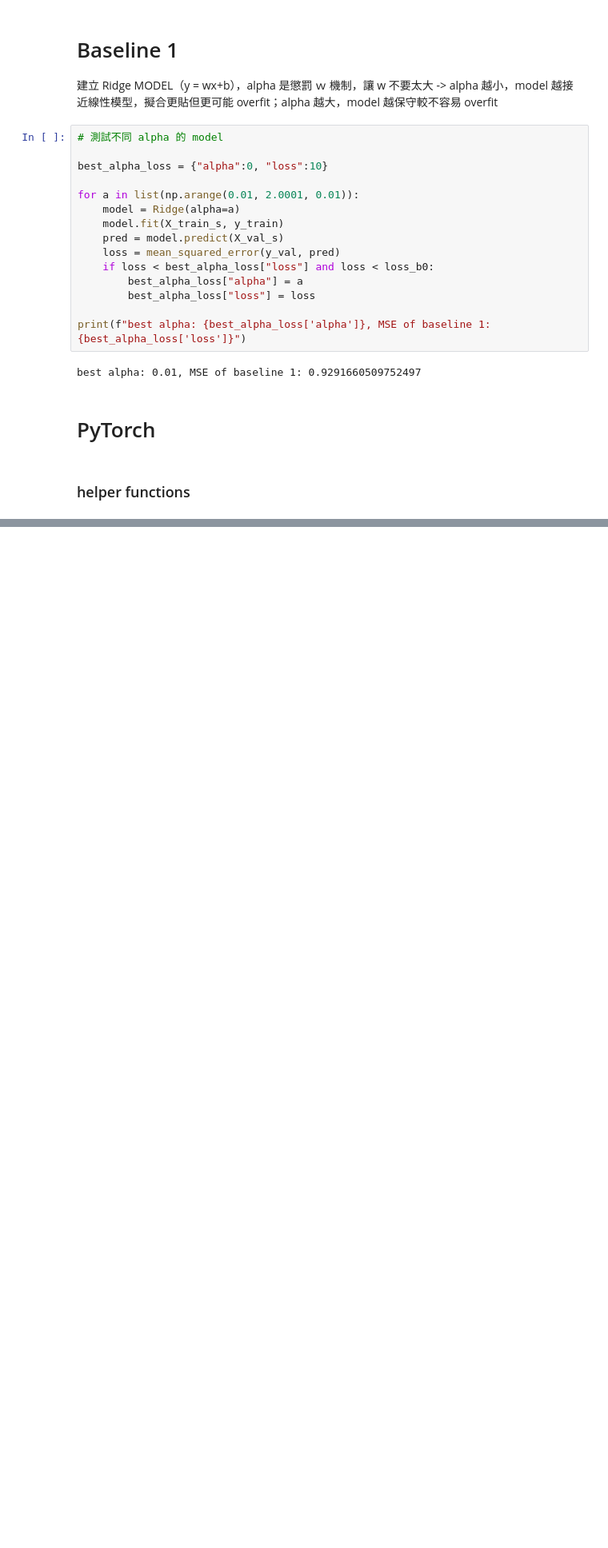
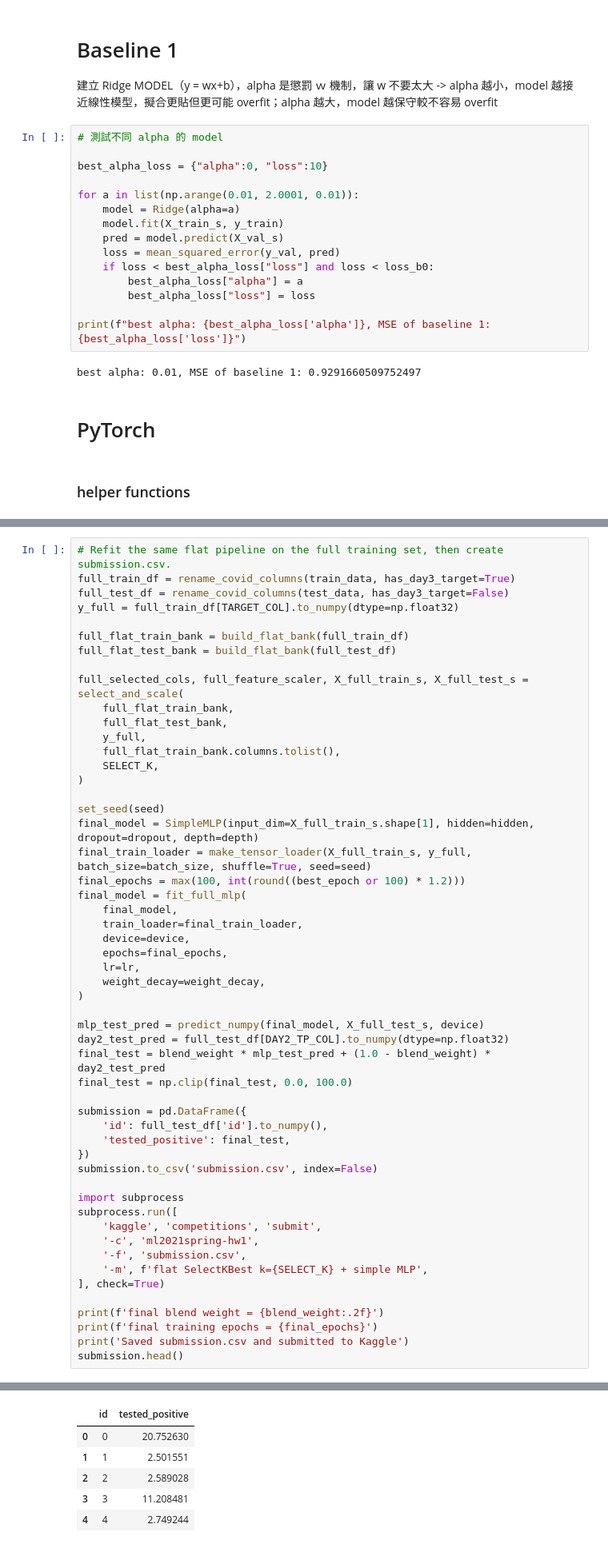
Before and after one commit to jordan841220/kaggle_playground, a Jupyter notebook: covid_prediction/main.ipynb, the cells around one changed output, grey strips where cells are left out. Shown at 80% size. Saved outputs shown, nothing was run; the diff lists cells and outputs as text; blank space fills up the shorter version.

```diff
--- a/covid_prediction/main.ipynb
+++ b/covid_prediction/main.ipynb
@@ -626,0 +520,54 @@ Successfully submitted to ML2021Spring-hw1
+# %%
+# Refit the same flat pipeline on the full training set, then create submission.csv.
+full_train_df = rename_covid_columns(train_data, has_day3_target=True)
+full_test_df = rename_covid_columns(test_data, has_day3_target=False)
+y_full = full_train_df[TARGET_COL].to_numpy(dtype=np.float32)
+
+full_flat_train_bank = build_flat_bank(full_train_df)
+full_flat_test_bank = build_flat_bank(full_test_df)
+
+full_selected_cols, full_feature_scaler, X_full_train_s, X_full_test_s = select_and_scale(
+    full_flat_train_bank,
+    full_flat_test_bank,
+    y_full,
+    full_flat_train_bank.columns.tolist(),
+    SELECT_K,
+)
+
+set_seed(seed)
+final_model = SimpleMLP(input_dim=X_full_train_s.shape[1], hidden=hidden, dropout=dropout, depth=depth)
+final_train_loader = make_tensor_loader(X_full_train_s, y_full, batch_size=batch_size, shuffle=True, seed=seed)
+final_epochs = max(100, int(round((best_epoch or 100) * 1.2)))
+final_model = fit_full_mlp(
+    final_model,
+    train_loader=final_train_loader,
+    device=device,
+    epochs=final_epochs,
+    lr=lr,
+    weight_decay=weight_decay,
+)
+
+mlp_test_pred = predict_numpy(final_model, X_full_test_s, device)
+day2_test_pred = full_test_df[DAY2_TP_COL].to_numpy(dtype=np.float32)
+final_test = blend_weight * mlp_test_pred + (1.0 - blend_weight) * day2_test_pred
+final_test = np.clip(final_test, 0.0, 100.0)
+
+submission = pd.DataFrame({
+    'id': full_test_df['id'].to_numpy(),
+    'tested_positive': final_test,
+})
+submission.to_csv('submission.csv', index=False)
+
+import subprocess
+subprocess.run([
+    'kaggle', 'competitions', 'submit',
+    '-c', 'ml2021spring-hw1',
+    '-f', 'submission.csv',
+    '-m', f'flat SelectKBest k={SELECT_K} + simple MLP',
+], check=True)
+
+print(f'final blend weight = {blend_weight:.2f}')
+print(f'final training epochs = {final_epochs}')
+print('Saved submission.csv and submitted to Kaggle')
+submission.head()
+# %% [output]
@@ -626,0 +594,6 @@ Successfully submitted to ML2021Spring-hw1
+|  | id | tested_positive |
+| 0 | 0 | 20.752630 |
+| 1 | 1 | 2.501551 |
+| 2 | 2 | 2.589028 |
+| 3 | 3 | 11.208481 |
+| 4 | 4 | 2.749244 |
```
Also changed, not shown: parts of 24 cells of this notebook, 2 other files.
